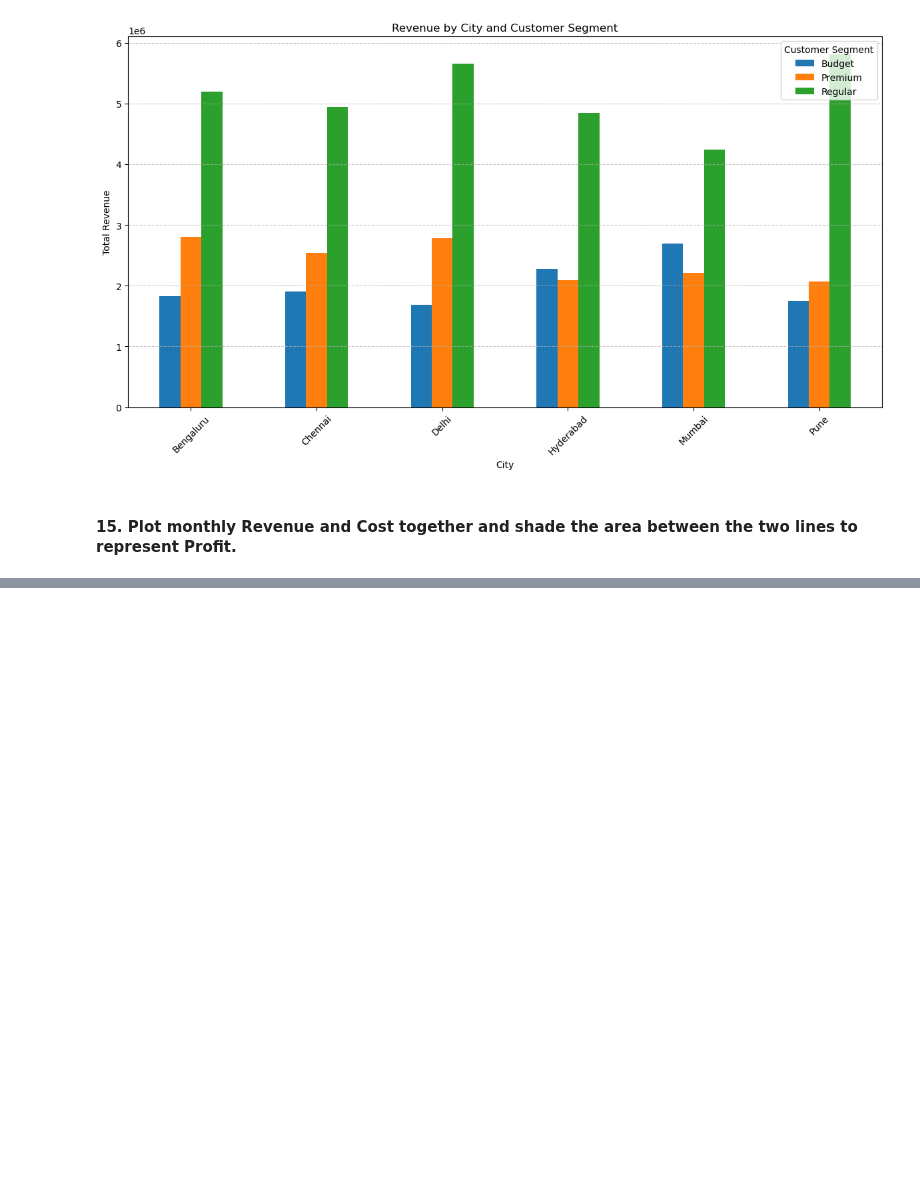
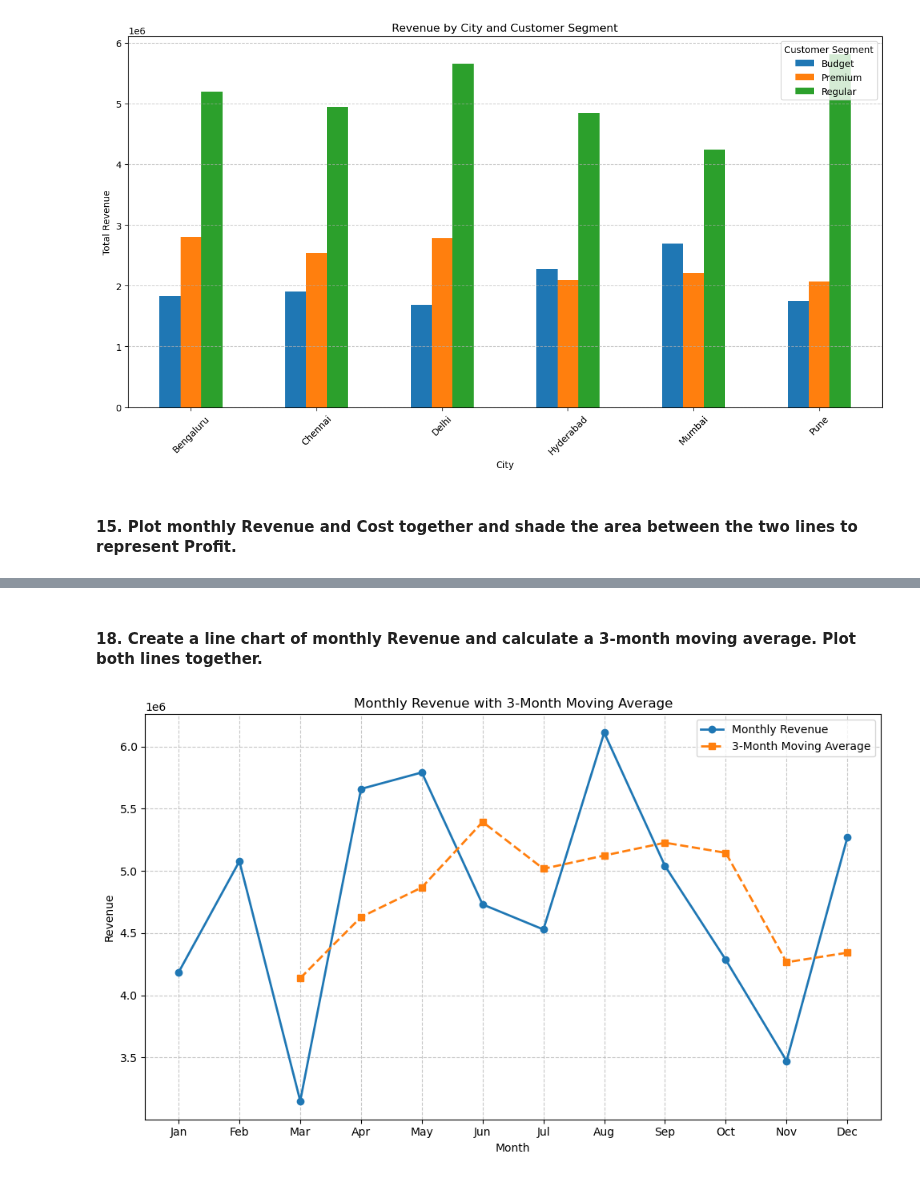
Before and after one commit to rohitdeore2151/python-daily-task, a Jupyter notebook: Task 39 Matplotlib Question on Datasets.ipynb, the cells around one changed output, grey strips where cells are left out. Saved outputs shown, nothing was run; the diff lists cells and outputs as text; code cells hidden in the pictures; blank space fills up the shorter version.

```diff
--- a/Task 39 Matplotlib Question on Datasets.ipynb
+++ b/Task 39 Matplotlib Question on Datasets.ipynb
@@ -689,0 +832,62 @@ plt.show()
+# %% [markdown]
+#### 18. Create a line chart of monthly Revenue and calculate a 3-month moving average. Plot both lines together.
+# %%
+import pandas as pd
+import matplotlib.pyplot as plt
+
+# Convert Order_Date into datetime
+df["Order_Date"] = pd.to_datetime(df["Order_Date"])
+
+# Create Month column
+df["Month"] = df["Order_Date"].dt.strftime("%b")
+
+# Correct month order
+month_order = ["Jan", "Feb", "Mar", "Apr", "May", "Jun",
+               "Jul", "Aug", "Sep", "Oct", "Nov", "Dec"]
+
+# Calculate monthly Revenue
+monthly_revenue = (
+    df.groupby("Month")["Revenue"]
+      .sum()
+      .reindex(month_order)
+      .dropna()
+)
+
+# Calculate 3-month moving average
+moving_average = monthly_revenue.rolling(window=3).mean()
+
+# Create line chart
+plt.figure(figsize=(10, 6))
+
+# Monthly Revenue
+plt.plot(
+    monthly_revenue.index,
+    monthly_revenue.values,
+    marker="o",
+    linewidth=2,
+    label="Monthly Revenue"
+)
+
+# 3-Month Moving Average
+plt.plot(
+    moving_average.index,
+    moving_average.values,
+    marker="s",
+    linestyle="--",
+    linewidth=2,
+    label="3-Month Moving Average"
+)
+
+# Title and labels
+plt.title("Monthly Revenue with 3-Month Moving Average")
+plt.xlabel("Month")
+plt.ylabel("Revenue")
+
+# Grid and legend
+plt.grid(True, linestyle="--", alpha=0.7)
+plt.legend()
+
+plt.tight_layout()
+plt.show()
+# %% [output]
+[figure, added]
```
Also changed, not shown: parts of 26 cells of this notebook.
